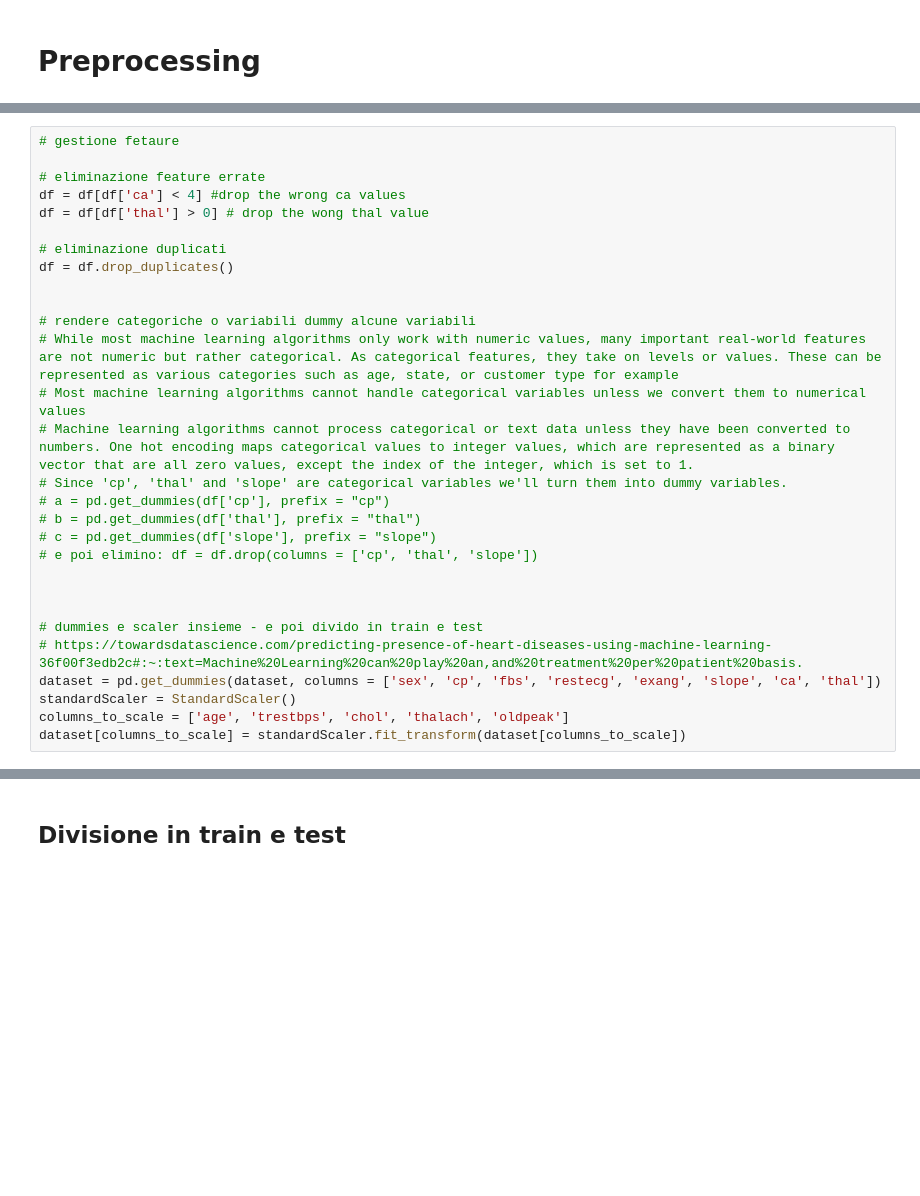
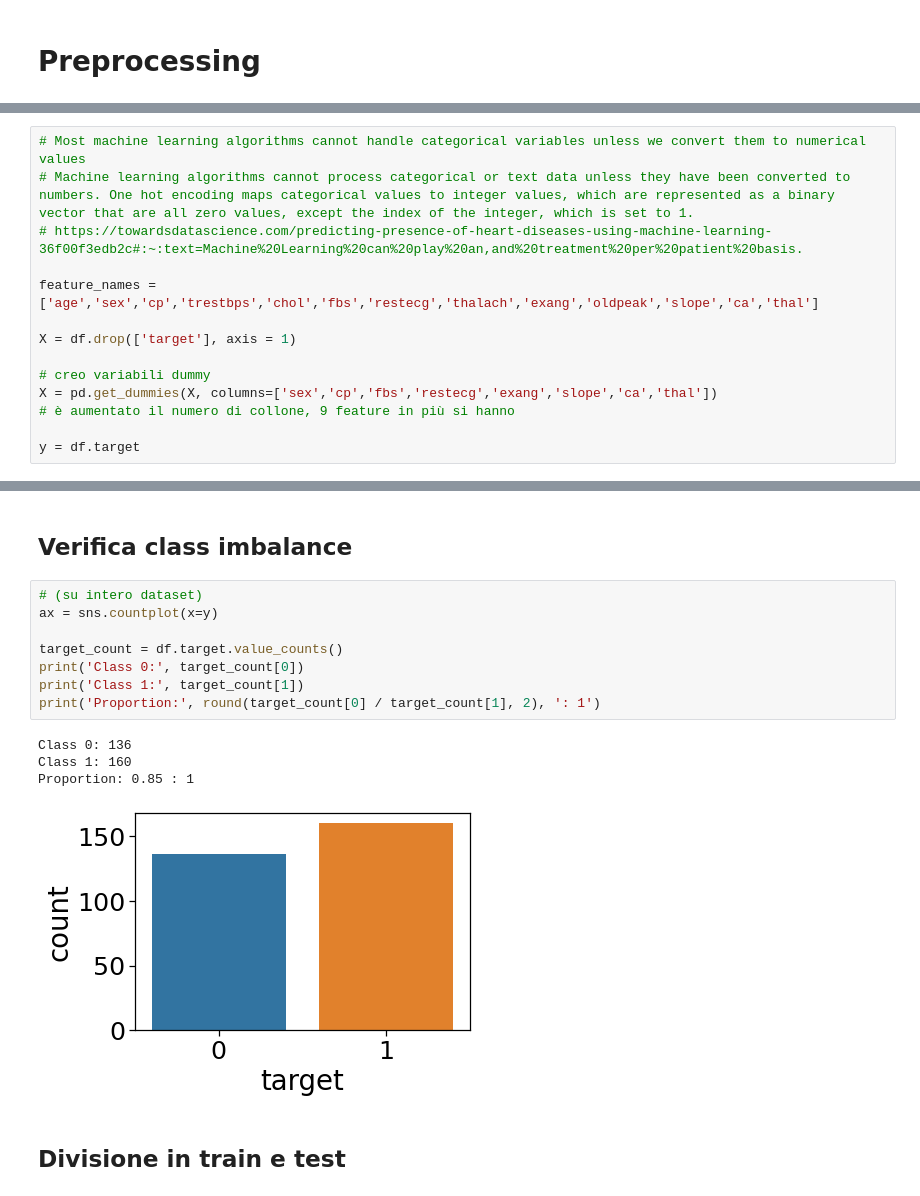
Before and after one commit to lorenzlorg/Big-Data-MAPR-project, a Jupyter notebook: Predizione di malattie cardiache.ipynb, the cells around one changed output, grey strips where cells are left out. Saved outputs shown, nothing was run; the diff lists cells and outputs as text; blank space fills up the shorter version.

```diff
--- a/Predizione di malattie cardiache.ipynb
+++ b/Predizione di malattie cardiache.ipynb
@@ -152,29 +216,14 @@ sns.pairplot(df)
 # %%
-# gestione fetaure
-
-# eliminazione feature errate
-df = df[df['ca'] < 4] #drop the wrong ca values
-df = df[df['thal'] > 0] # drop the wong thal value
-
-# eliminazione duplicati
-df = df.drop_duplicates()
-
-
-# rendere categoriche o variabili dummy alcune variabili
-# While most machine learning algorithms only work with numeric values, many important real-world features are not numeric but rather categorical. As categorical features, they take on levels or values. These can be represented as various categories such as age, state, or customer type for example
 # Most machine learning algorithms cannot handle categorical variables unless we convert them to numerical values
 # Machine learning algorithms cannot process categorical or text data unless they have been converted to numbers. One hot encoding maps categorical values to integer values, which are represented as a binary vector that are all zero values, except the index of the integer, which is set to 1.
-# Since 'cp', 'thal' and 'slope' are categorical variables we'll turn them into dummy variables.
-# a = pd.get_dummies(df['cp'], prefix = "cp")
-# b = pd.get_dummies(df['thal'], prefix = "thal")
-# c = pd.get_dummies(df['slope'], prefix = "slope")
-# e poi elimino: df = df.drop(columns = ['cp', 'thal', 'slope'])
+# https://towardsdatascience.com/predicting-presence-of-heart-diseases-using-machine-learning-36f00f3edb2c#:~:text=Machine%20Learning%20can%20play%20an,and%20treatment%20per%20patient%20basis.
 
+feature_names = ['age','sex','cp','trestbps','chol','fbs','restecg','thalach','exang','oldpeak','slope','ca','thal']
 
+X = df.drop(['target'], axis = 1)
 
-# dummies e scaler insieme - e poi divido in train e test
-# https://towardsdatascience.com/predicting-presence-of-heart-diseases-using-machine-learning-36f00f3edb2c#:~:text=Machine%20Learning%20can%20play%20an,and%20treatment%20per%20patient%20basis.
-dataset = pd.get_dummies(dataset, columns = ['sex', 'cp', 'fbs', 'restecg', 'exang', 'slope', 'ca', 'thal'])
-standardScaler = StandardScaler()
-columns_to_scale = ['age', 'trestbps', 'chol', 'thalach', 'oldpeak']
-dataset[columns_to_scale] = standardScaler.fit_transform(dataset[columns_to_scale])
+# creo variabili dummy
+X = pd.get_dummies(X, columns=['sex','cp','fbs','restecg','exang','slope','ca','thal'])
+# è aumentato il numero di collone, 9 feature in più si hanno
+
+y = df.target
@@ -195,3 +261,18 @@ dataset[columns_to_scale] = standardScaler.fit_transform(dataset[columns_to_scal
+# %% [markdown]
+## Verifica class imbalance
+# %%
+# (su intero dataset)
+ax = sns.countplot(x=y)
+
+target_count = df.target.value_counts()
+print('Class 0:', target_count[0])
+print('Class 1:', target_count[1])
+print('Proportion:', round(target_count[0] / target_count[1], 2), ': 1')
+# %% [output]
+Class 0: 136
+Class 1: 160
+Proportion: 0.85 : 1
+[figure, added]
 # %% [markdown]
 ## Divisione in train e test
 # %%
```
Also changed, not shown: parts of 46 cells of this notebook, 1 other file.
